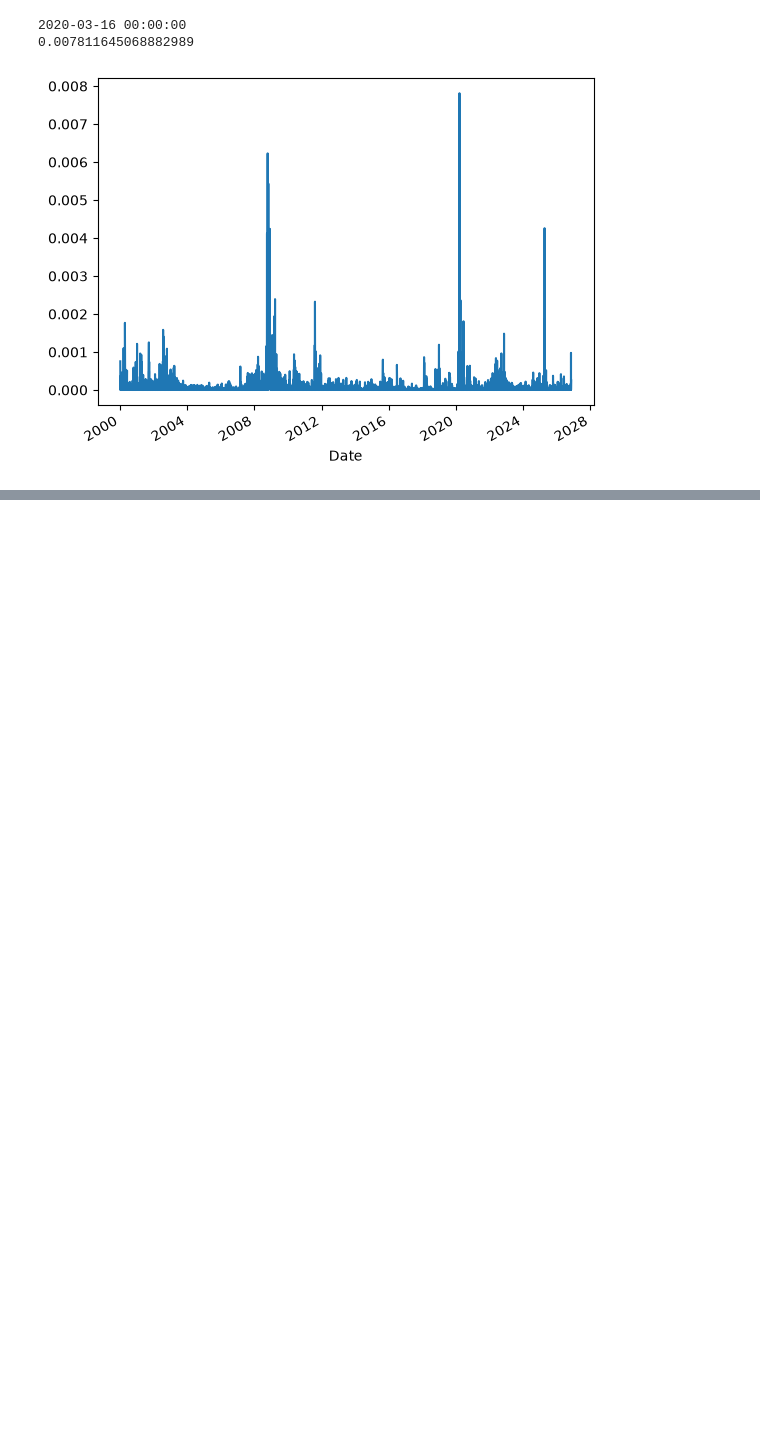
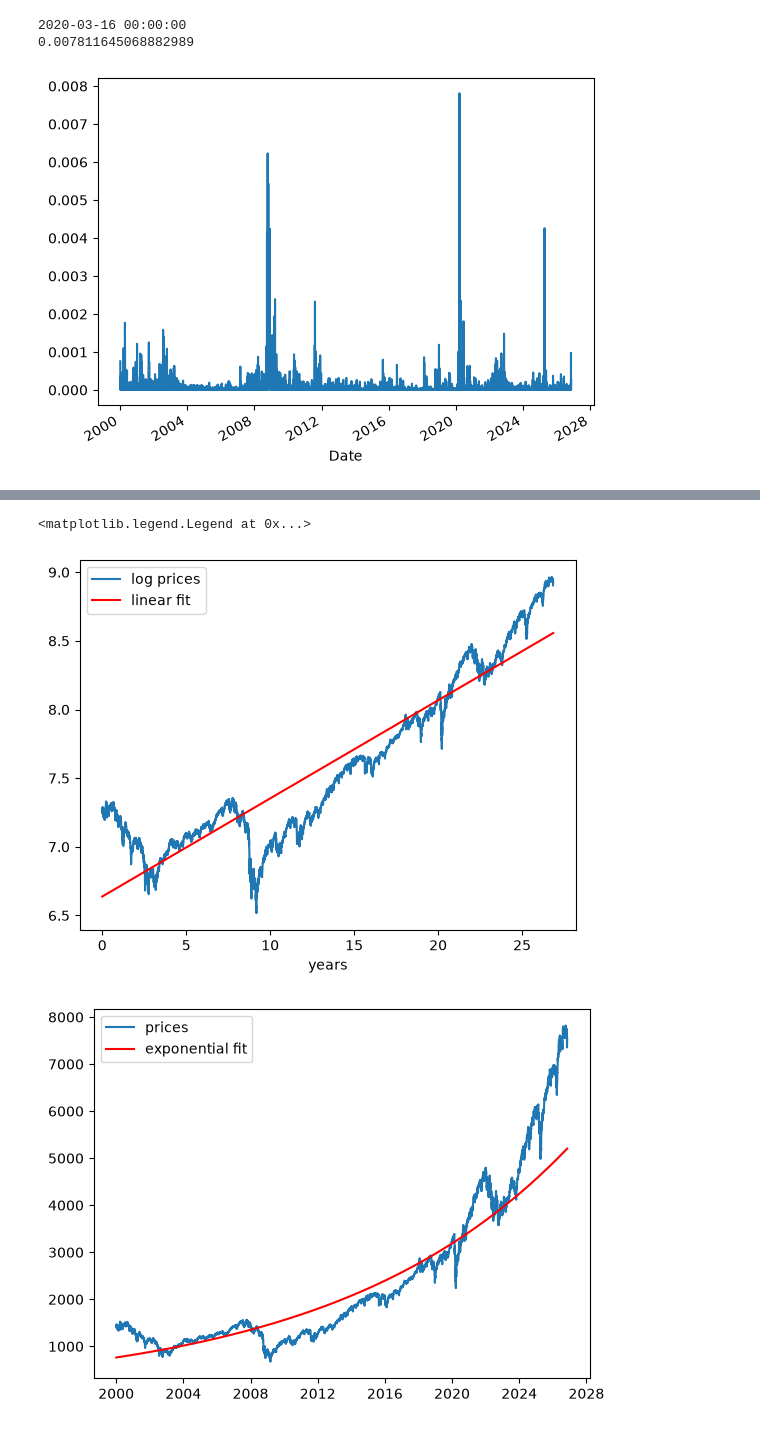
Before and after one commit to mats-sr/Returns_analysis, a Jupyter notebook: 01_daten_und_renditen.ipynb, the cells around one changed output, grey strips where cells are left out. Drawn from its saved outputs; the diff is of its cells as text; code cells hidden in the pictures; blank space fills up the shorter version.

```diff
--- a/01_daten_und_renditen.ipynb
+++ b/01_daten_und_renditen.ipynb
@@ -103,0 +117,16 @@ R_t.loc("2008-09-29")
+# %%
+lin = np.polyfit(years, np.log(prices), 1)
+fig, ax = plt.subplots()
+ax.plot(years, np.log(prices), label="log prices")
+ax.plot(years, lin[0] * years + lin[1], label="linear fit", color="red")
+ax.set_xlabel("years")
+ax.legend()
+exp_prices = np.exp(lin[0] * years + lin[1])
+fig, ax = plt.subplots()
+ax.plot(prices.index, prices, label="prices")
+ax.plot(prices.index, exp_prices, label="exponential fit", color="red")
+ax.legend()
+# %% [output]
+<matplotlib.legend.Legend at 0x...>
+[figure, added]
+[figure, added]
```
Also changed, not shown: parts of 2 cells of this notebook.
